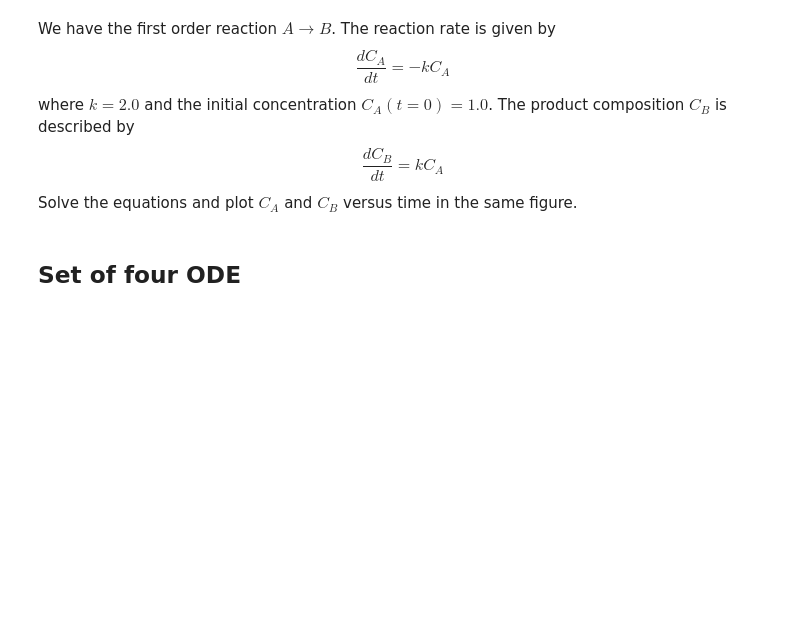
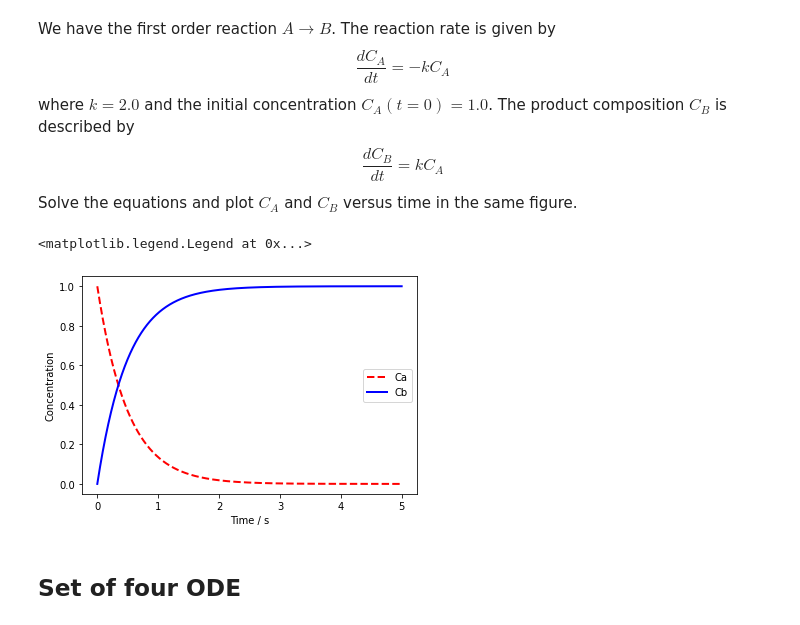
Before and after one commit to sr-DCBP/Data-Science, a Jupyter notebook: 07_ScyPy_ODE.ipynb, the cells around one changed output. Cells and saved outputs as stored; diff of their text form; code cells hidden in the pictures; blank space fills up the shorter version.

```diff
--- a/07_ScyPy_ODE.ipynb
+++ b/07_ScyPy_ODE.ipynb
@@ -32,21 +53,24 @@ where $k = 2.0$ and the initial concentration $C_A(t=0)=1.0$. The product compos
 $$\frac{dC_B}{dt} = k C_A$$
 Solve the equations and plot $C_A$ and $C_B$ versus time in the same figure.
 # %%
-# def rnx(C,t):
-#   Ca = C[0]
-#   Cb = C[1]
-#   k  = 2.0
-#   dAdt = -k * Ca
-#   dBdt =  k * Ca
-#   return [dAdt,dBdt]
-# t  = np.linspace(0,5,1000)
-# C0 = [1,0]
-# C  = odeint(rnx,C0,t)
-# plt.plot(t,C[:,0], 'r--',linewidth=2.0)
-# plt.plot(t,C[:,1], 'b-',linewidth=2.0)
-# plt.xlabel('Time / s')
-# plt.ylabel('Concentration')
-# plt.legend(['Ca','Cb'])
+ def rnx(C,t):
+   Ca = C[0]
+   Cb = C[1]
+   k  = 2.0
+   dAdt = -k * Ca
+   dBdt =  k * Ca
+   return [dAdt,dBdt]
+ t  = np.linspace(0,5,1000)
+ C0 = [1,0]
+ C  = odeint(rnx,C0,t)
+ plt.plot(t,C[:,0], 'r--',linewidth=2.0)
+ plt.plot(t,C[:,1], 'b-',linewidth=2.0)
+ plt.xlabel('Time / s')
+ plt.ylabel('Concentration')
+ plt.legend(['Ca','Cb'])
+# %% [output]
+<matplotlib.legend.Legend at 0x...>
+[figure, added]
 # %% [markdown]
 ## Set of four ODE
 # %% [markdown]
```
Also changed, not shown: parts of 3 cells of this notebook.
